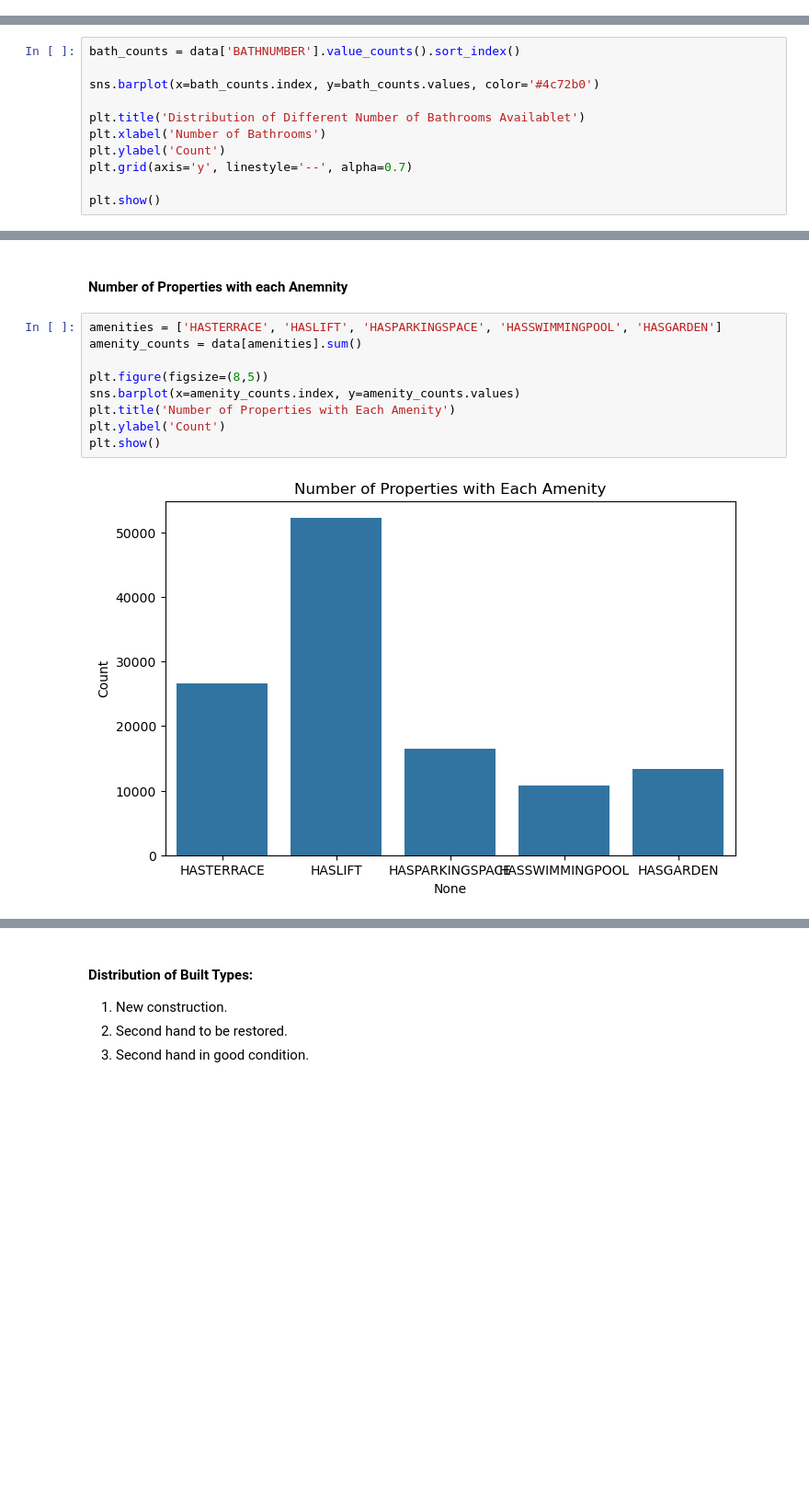
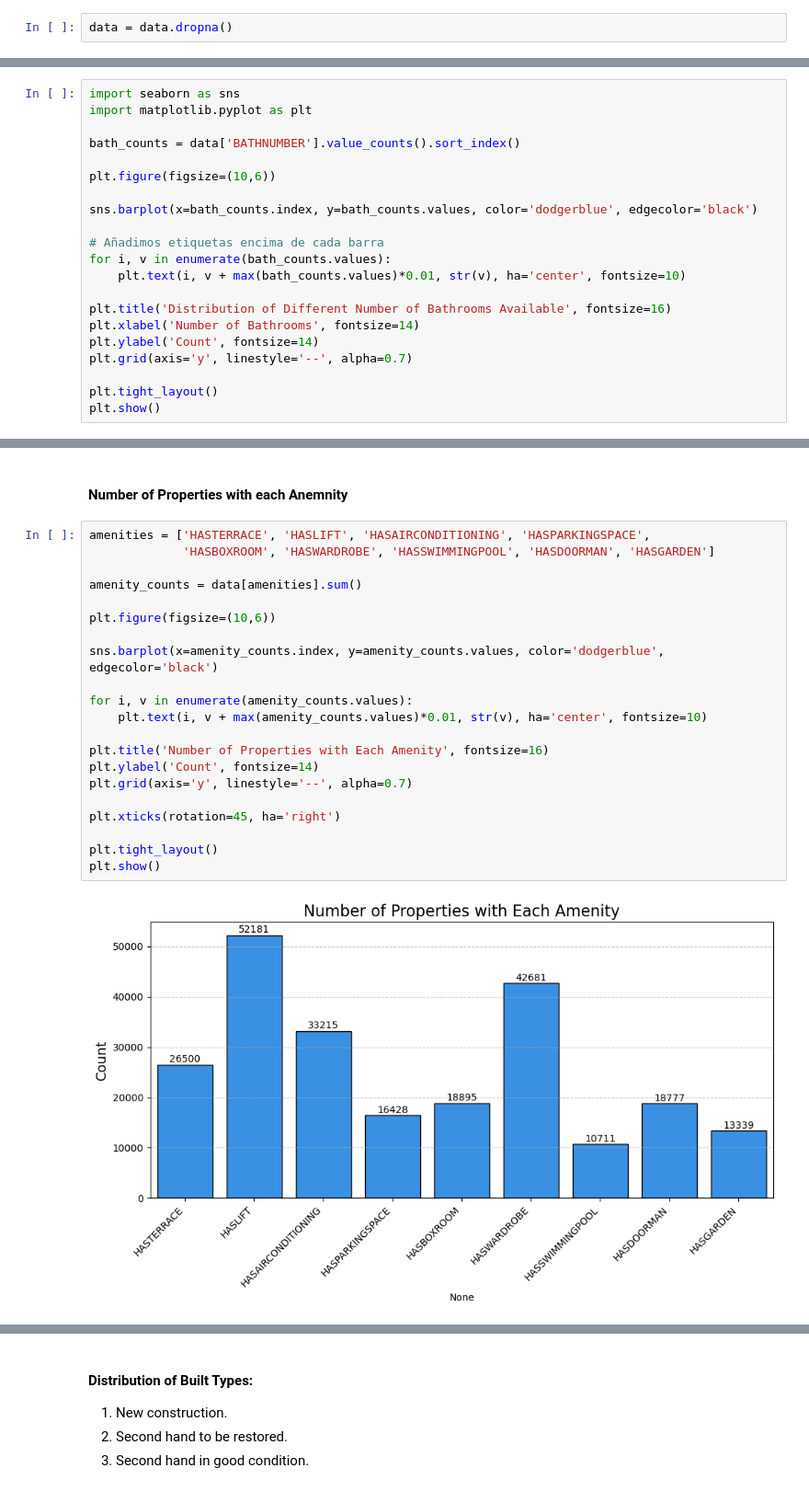
Before and after one commit to Marinaparragonz/Rental-Price-Recommendation-System-in-Madrid-using-Machine-Learning, a Jupyter notebook: EDA.ipynb, the cells around one changed output, grey strips where cells are left out. Shown at 92% size. Cells and saved outputs as stored; diff of their text form; blank space fills up the shorter version.

```diff
--- a/EDA.ipynb
+++ b/EDA.ipynb
@@ -252,0 +275,2 @@ Index(['ASSETID', 'PERIOD', 'PRICE', 'UNITPRICE', 'CONSTRUCTEDAREA',
+# %%
+data = data.dropna()
@@ -428,14 +534,24 @@ Lowest Room Number: 0
 # %% [markdown]
 #### Distribution of Different Number of Bathrooms Available
 # %%
+import seaborn as sns
+import matplotlib.pyplot as plt
+
 bath_counts = data['BATHNUMBER'].value_counts().sort_index()
 
-sns.barplot(x=bath_counts.index, y=bath_counts.values, color='#4c72b0')
+plt.figure(figsize=(10,6))
 
-plt.title('Distribution of Different Number of Bathrooms Availablet')
-plt.xlabel('Number of Bathrooms')
-plt.ylabel('Count')
+sns.barplot(x=bath_counts.index, y=bath_counts.values, color='dodgerblue', edgecolor='black')
+
+# Añadimos etiquetas encima de cada barra
+for i, v in enumerate(bath_counts.values):
+    plt.text(i, v + max(bath_counts.values)*0.01, str(v), ha='center', fontsize=10)
+
+plt.title('Distribution of Different Number of Bathrooms Available', fontsize=16)
+plt.xlabel('Number of Bathrooms', fontsize=14)
+plt.ylabel('Count', fontsize=14)
 plt.grid(axis='y', linestyle='--', alpha=0.7)
 
+plt.tight_layout()
 plt.show()
 # %% [output]
@@ -480,13 +598,25 @@ HASGARDEN: 17.67%
 # %% [markdown]
 #### Number of Properties with each Anemnity
 # %%
-amenities = ['HASTERRACE', 'HASLIFT', 'HASPARKINGSPACE', 'HASSWIMMINGPOOL', 'HASGARDEN']
+amenities = ['HASTERRACE', 'HASLIFT', 'HASAIRCONDITIONING', 'HASPARKINGSPACE',
+             'HASBOXROOM', 'HASWARDROBE', 'HASSWIMMINGPOOL', 'HASDOORMAN', 'HASGARDEN']
+
 amenity_counts = data[amenities].sum()
 
-plt.figure(figsize=(8,5))
-sns.barplot(x=amenity_counts.index, y=amenity_counts.values)
-plt.title('Number of Properties with Each Amenity')
-plt.ylabel('Count')
+plt.figure(figsize=(10,6))
+
+sns.barplot(x=amenity_counts.index, y=amenity_counts.values, color='dodgerblue', edgecolor='black')
+
+for i, v in enumerate(amenity_counts.values):
+    plt.text(i, v + max(amenity_counts.values)*0.01, str(v), ha='center', fontsize=10)
+
+plt.title('Number of Properties with Each Amenity', fontsize=16)
+plt.ylabel('Count', fontsize=14)
+plt.grid(axis='y', linestyle='--', alpha=0.7)
+
+plt.xticks(rotation=45, ha='right')
+
+plt.tight_layout()
 plt.show()
 # %% [output]
-[figure, old version]
+[figure, new version]
```
Also changed, not shown: parts of 54 cells of this notebook.
